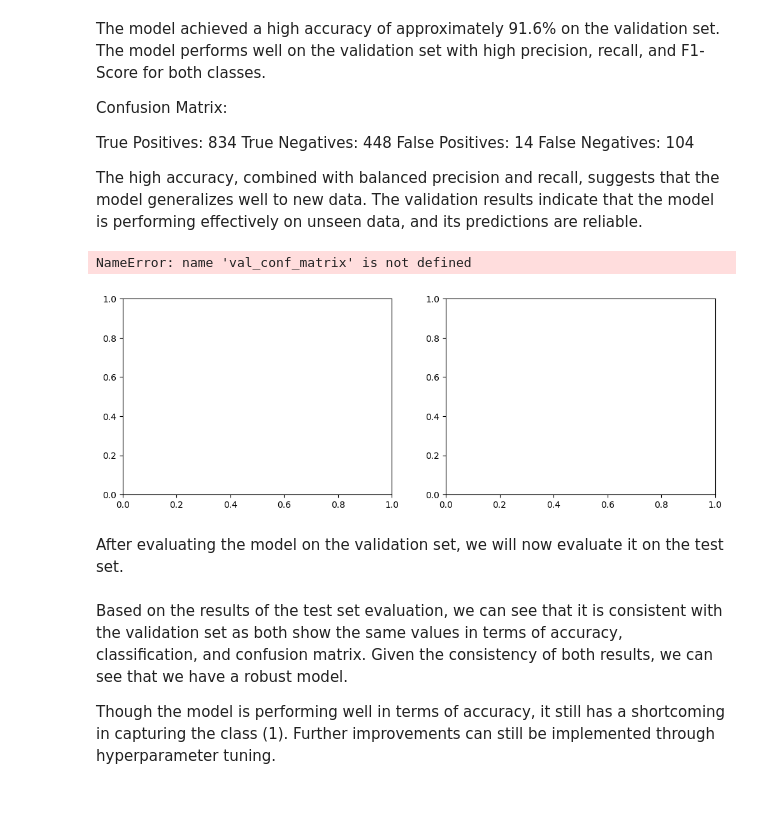
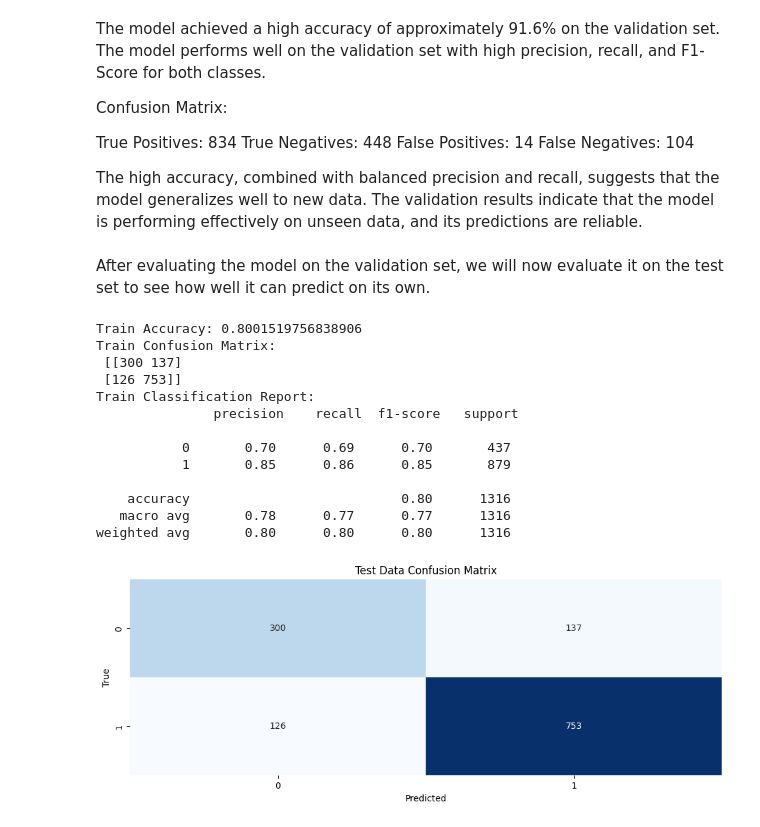
Before and after one commit to tamadNaBrowNie/stintsy_mco, a Jupyter notebook: MCO1.ipynb, the cells around one changed output. Cells and saved outputs as stored; diff of their text form; code cells hidden in the pictures; blank space fills up the shorter version.

Commit message:
just need to add the values from our runs then we will say log reg is done

```diff
--- a/MCO1.ipynb
+++ b/MCO1.ipynb
@@ -262,7 +262,7 @@ Step 3: Find the best hyper parameters
 # %% [markdown]
 This is the grid of possible hyperparameter values to use. Dropped the solvers that use hessian matrix. Gridsearch practically did not finish. The regularization is only l2 because that is the only regularization function that all the solvers use. It is the default regularization. Regularization term C, tolerance, and the maximum iterations are only limited for demonstration purposes.
 # %%
-hpg = {'solver' : ['lbfgs', 'liblinear',  'sag'],
+hpg = {'solver' : ['lbfgs', 'liblinear',  'sag','saga'],
       'fit_intercept' : [True,False],
        'class_weight' : [None, 'balanced'],
        'max_iter': [i for i in range(100,1000, 100)],
@@ -324,27 +331,6 @@ False Positives: 14
 False Negatives: 104
 
 The high accuracy, combined with balanced precision and recall, suggests that the model generalizes well to new data. The validation results indicate that the model is performing effectively on unseen data, and its predictions are reliable.
-# %%
-# Confusion Matrix Plot for Validation Set
-fig, axes = plt.subplots(1, 2, figsize=(12, 4))
-
-# Confusion Matrix
-sns.heatmap(val_conf_matrix, annot=True, fmt='d', cmap='Blues', cbar=False, ax=axes[0])
-axes[0].set_xlabel('Predicted')
-axes[0].set_ylabel('True')
-axes[0].set_title('Confusion Matrix - Validation Set')
-
-# Scatter Plot for Actual vs. Predicted Values - Validation Set
-axes[1].scatter(y_val, val_predictions, alpha=0.5)
-axes[1].set_xlabel('Actual Values')
-axes[1].set_ylabel('Predicted Values')
-axes[1].set_title('Actual vs. Predicted Values - Validation Set')
-
-plt.tight_layout()
-plt.show()
-# %% [output]
-NameError: name 'val_conf_matrix' is not defined
-[figure, removed]
 # %% [markdown]
-After evaluating the model on the validation set, we will now evaluate it on the test set.
+After evaluating the model on the validation set, we will now evaluate it on the test set to see how well it can predict on its own.
 # %%
@@ -352,10 +338,20 @@ After evaluating the model on the validation set, we will now evaluate it on the
 test_predictions = logreg.predict(X_test)
 # %%
 # Evaluate the model on the test set
-test_accuracy = accuracy_score(y_test, test_predictions)
-test_conf_matrix = confusion_matrix(y_test, test_predictions)
-test_classification_rep = classification_report(y_test, test_predictions)
-
-print("Test Accuracy:", test_accuracy)
-print("Test Confusion Matrix:\n", test_conf_matrix)
-print("Test Classification Report:\n", test_classification_rep)
+metrics = show_metrics(y_test,test_predictions)
+show_mat(metrics[1], "Test Data Confusion Matrix")
+# %% [output]
+Train Accuracy: 0.8001519756838906
+Train Confusion Matrix:
+ [[300 137]
+ [126 753]]
+Train Classification Report:
+               precision    recall  f1-score   support
+
+           0       0.70      0.69      0.70       437
+           1       0.85      0.86      0.85       879
+
+    accuracy                           0.80      1316
+   macro avg       0.78      0.77      0.77      1316
+weighted avg       0.80      0.80      0.80      1316
+[figure, added]
@@ -380,4 +357,0 @@ plt.show()
-# %% [markdown]
-Based on the results of the test set evaluation, we can see that it is consistent with the validation set as both show the same values in terms of accuracy, classification, and confusion matrix. Given the consistency of both results, we can see that we have a robust model.
-
-Though the model is performing well in terms of accuracy, it still has a shortcoming in capturing the class (1). Further improvements can still be implemented through hyperparameter tuning.
```
Also changed, not shown: parts of 16 cells of this notebook.
